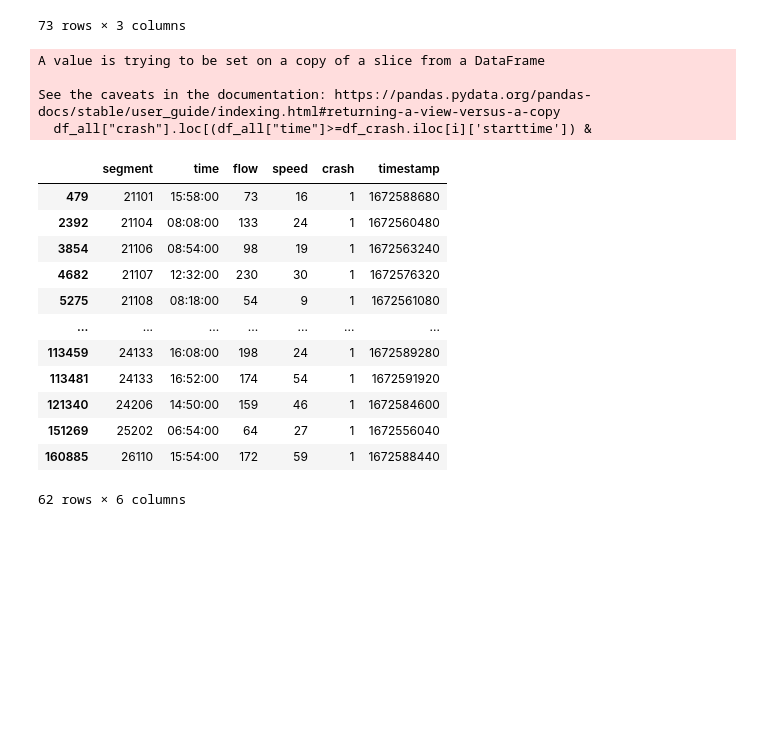
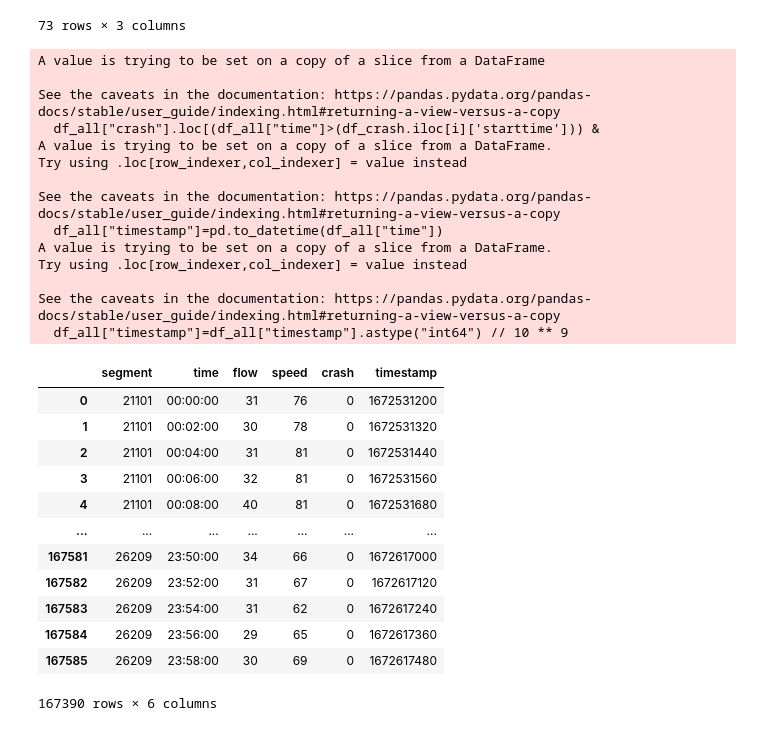
Before and after one commit to ASTER4869/traffic_statistics, a Jupyter notebook: traffic_statistics.ipynb, the cells around one changed output. Saved outputs shown, nothing was run; the diff lists cells and outputs as text; code cells hidden in the pictures; blank space fills up the shorter version.

```diff
--- a/traffic_statistics.ipynb
+++ b/traffic_statistics.ipynb
@@ -100,29 +100,42 @@ df_crash
 73 rows × 3 columns
 # %%
 for i in range(len(df_crash)):
-    df_all["crash"].loc[(df_all["time"]>=df_crash.iloc[i]['starttime']) &
+    df_all["crash"].loc[(df_all["time"]>(df_crash.iloc[i]['starttime'])) &
                         (df_all['time']<=df_crash.iloc[i]['endtime'])&
                         (df_all['segment']==df_crash.iloc[i]['segment'])] = 1
-df_all=df_all.loc[df_all["crash"].shift(1) != df_all["crash"]]
+for i in range(len(df_all)):
+    if(df_all.iloc[len(df_all)-1-i]["crash"]==1):
+        if(df_all.iloc[len(df_all)-1-i-1]["crash"]==1):
+            df_all.iloc[len(df_all)-1-i,4]=-1
+df_all=df_all.loc[(df_all["crash"]>=0)]
 df_all["timestamp"]=pd.to_datetime(df_all["time"])
 df_all["timestamp"]=df_all["timestamp"].astype("int64") // 10 ** 9
-df_all_crash=df_all.loc[(df_all["crash"]>=1)]
-df_all_crash
+df_all
 # %% [output]
 A value is trying to be set on a copy of a slice from a DataFrame
 
 See the caveats in the documentation: https://pandas.pydata.org/pandas-docs/stable/user_guide/indexing.html#returning-a-view-versus-a-copy
-  df_all["crash"].loc[(df_all["time"]>=df_crash.iloc[i]['starttime']) &
+  df_all["crash"].loc[(df_all["time"]>(df_crash.iloc[i]['starttime'])) &
+A value is trying to be set on a copy of a slice from a DataFrame.
+Try using .loc[row_indexer,col_indexer] = value instead
+
+See the caveats in the documentation: https://pandas.pydata.org/pandas-docs/stable/user_guide/indexing.html#returning-a-view-versus-a-copy
+  df_all["timestamp"]=pd.to_datetime(df_all["time"])
+A value is trying to be set on a copy of a slice from a DataFrame.
+Try using .loc[row_indexer,col_indexer] = value instead
+
+See the caveats in the documentation: https://pandas.pydata.org/pandas-docs/stable/user_guide/indexing.html#returning-a-view-versus-a-copy
+  df_all["timestamp"]=df_all["timestamp"].astype("int64") // 10 ** 9
 |  | segment | time | flow | speed | crash | timestamp |
-| 479 | 21101 | 15:58:00 | 73 | 16 | 1 | 1672588680 |
-| 2392 | 21104 | 08:08:00 | 133 | 24 | 1 | 1672560480 |
-| 3854 | 21106 | 08:54:00 | 98 | 19 | 1 | 1672563240 |
-| 4682 | 21107 | 12:32:00 | 230 | 30 | 1 | 1672576320 |
-| 5275 | 21108 | 08:18:00 | 54 | 9 | 1 | 1672561080 |
+| 0 | 21101 | 00:00:00 | 31 | 76 | 0 | 1672531200 |
+| 1 | 21101 | 00:02:00 | 30 | 78 | 0 | 1672531320 |
+| 2 | 21101 | 00:04:00 | 31 | 81 | 0 | 1672531440 |
+| 3 | 21101 | 00:06:00 | 32 | 81 | 0 | 1672531560 |
+| 4 | 21101 | 00:08:00 | 40 | 81 | 0 | 1672531680 |
 | ... | ... | ... | ... | ... | ... | ... |
-| 113459 | 24133 | 16:08:00 | 198 | 24 | 1 | 1672589280 |
-| 113481 | 24133 | 16:52:00 | 174 | 54 | 1 | 1672591920 |
-| 121340 | 24206 | 14:50:00 | 159 | 46 | 1 | 1672584600 |
-| 151269 | 25202 | 06:54:00 | 64 | 27 | 1 | 1672556040 |
-| 160885 | 26110 | 15:54:00 | 172 | 59 | 1 | 1672588440 |
+| 167581 | 26209 | 23:50:00 | 34 | 66 | 0 | 1672617000 |
+| 167582 | 26209 | 23:52:00 | 31 | 67 | 0 | 1672617120 |
+| 167583 | 26209 | 23:54:00 | 31 | 62 | 0 | 1672617240 |
+| 167584 | 26209 | 23:56:00 | 29 | 65 | 0 | 1672617360 |
+| 167585 | 26209 | 23:58:00 | 30 | 69 | 0 | 1672617480 |
-62 rows × 6 columns
+167390 rows × 6 columns
```
Also changed, not shown: parts of 8 cells of this notebook.
